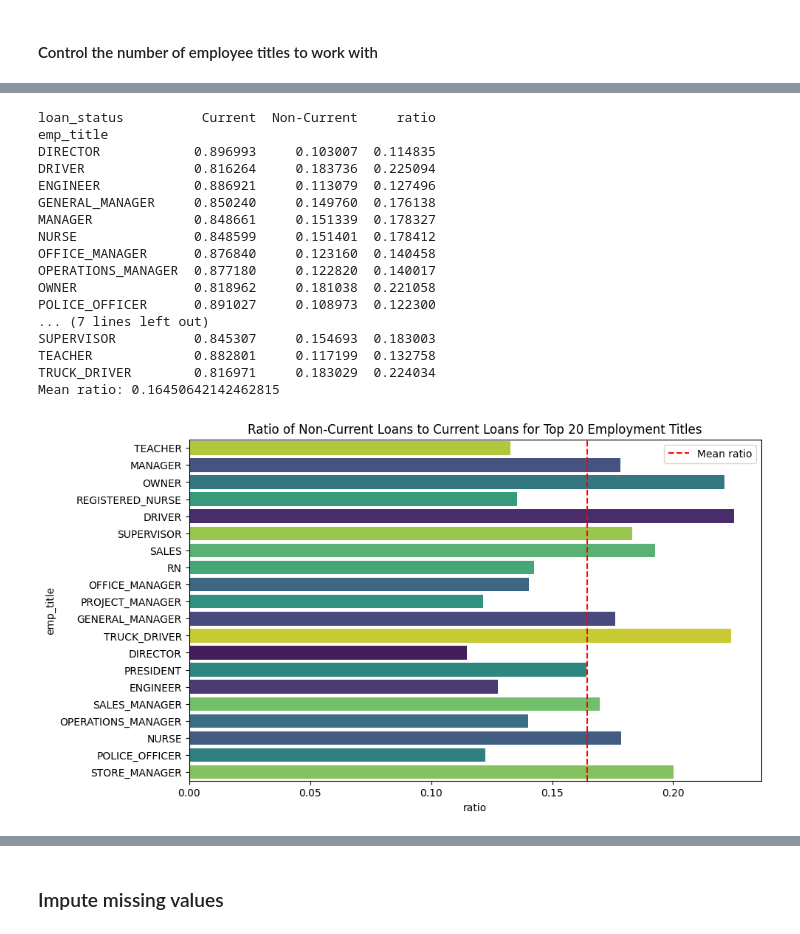
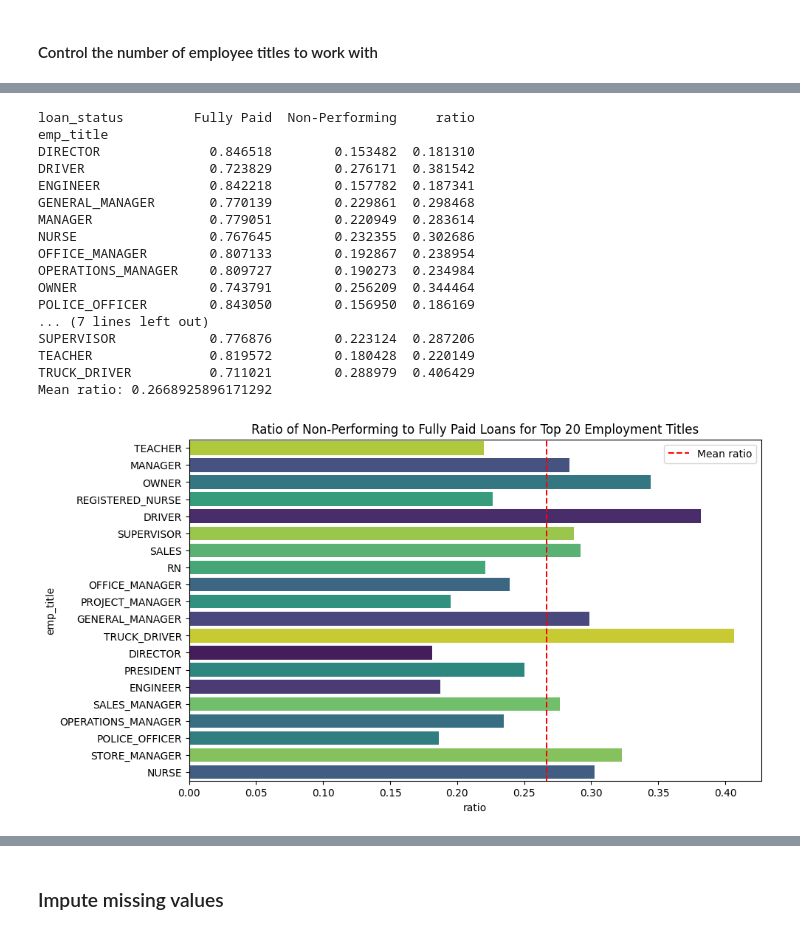
Before and after one commit to dmtrinh/loan-default-prediction, a Jupyter notebook: LendingClub_EDA.ipynb, the cells around one changed output, grey strips where cells are left out. Drawn from its saved outputs; the diff is of its cells as text; code cells hidden in the pictures.

Commit message:
Added EDA outputs

```diff
--- a/LendingClub_EDA.ipynb
+++ b/LendingClub_EDA.ipynb
@@ -144,51 +150,51 @@ plt.show()
 # %%
 # Get the top 'emp_title' values, then compute the ratio of Non-Current loans to Current loans
 #top_emp_title = df['emp_title'].value_counts().head(NUM_OF_TOP_EMP_TITLES).index
 
 #emp_title_ratio = df[df['emp_title'].isin(top_emp_title)].groupby('emp_title')['loan_status'].value_counts(normalize=True).unstack()
 emp_title_ratio = df_top_emp_titles.groupby('emp_title')['loan_status'].value_counts(normalize=True).unstack()
-emp_title_ratio['ratio'] = emp_title_ratio['Non-Current'] / emp_title_ratio['Current']
+emp_title_ratio['ratio'] = emp_title_ratio['Non-Performing'] / emp_title_ratio['Fully Paid']
 print(emp_title_ratio)
 
 mean_ratio = emp_title_ratio['ratio'].mean()
 print(f"Mean ratio: {mean_ratio}")
 
 # Plot the ratio of Non-Current loans to Current loans for the top 10 'emp_title' values
 plt.figure(figsize=(10, 6))
 ax = sns.barplot(
     x='ratio',
     y=emp_title_ratio.index,
     hue=emp_title_ratio.index,
     data=emp_title_ratio,
     order=df_top_emp_titles['emp_title'].value_counts().index,
     palette='viridis')
 
 # Add the mean ratio to the plot
 plt.axvline(mean_ratio, color='red', linestyle='--', label='Mean ratio')
 plt.legend()
 
-plt.title('Ratio of Non-Current Loans to Current Loans for Top ' + str(NUM_OF_TOP_EMP_TITLES) + ' Employment Titles')
-plt.savefig('./output/emp_title_' + str(NUM_OF_TOP_EMP_TITLES) + '_ratio.png', dpi=300, bbox_inches='tight')
+plt.title('Ratio of Non-Performing to Fully Paid Loans for Top ' + str(NUM_OF_TOP_EMP_TITLES) + ' Employment Titles')
+plt.savefig('./output/emp_title_top' + str(NUM_OF_TOP_EMP_TITLES) + '_ratio.png', dpi=300, bbox_inches='tight')
 plt.show()
 # %% [output]
-loan_status          Current  Non-Current     ratio
+loan_status         Fully Paid  Non-Performing     ratio
 emp_title
-DIRECTOR            0.896993     0.103007  0.114835
-DRIVER              0.816264     0.183736  0.225094
-ENGINEER            0.886921     0.113079  0.127496
-GENERAL_MANAGER     0.850240     0.149760  0.176138
-MANAGER             0.848661     0.151339  0.178327
-NURSE               0.848599     0.151401  0.178412
-OFFICE_MANAGER      0.876840     0.123160  0.140458
-OPERATIONS_MANAGER  0.877180     0.122820  0.140017
-OWNER               0.818962     0.181038  0.221058
-POLICE_OFFICER      0.891027     0.108973  0.122300
+DIRECTOR              0.846518        0.153482  0.181310
+DRIVER                0.723829        0.276171  0.381542
+ENGINEER              0.842218        0.157782  0.187341
+GENERAL_MANAGER       0.770139        0.229861  0.298468
+MANAGER               0.779051        0.220949  0.283614
+NURSE                 0.767645        0.232355  0.302686
+OFFICE_MANAGER        0.807133        0.192867  0.238954
+OPERATIONS_MANAGER    0.809727        0.190273  0.234984
+OWNER                 0.743791        0.256209  0.344464
+POLICE_OFFICER        0.843050        0.156950  0.186169
 ... (7 lines left out)
-SUPERVISOR          0.845307     0.154693  0.183003
-TEACHER             0.882801     0.117199  0.132758
-TRUCK_DRIVER        0.816971     0.183029  0.224034
-Mean ratio: 0.16450642142462815
+SUPERVISOR            0.776876        0.223124  0.287206
+TEACHER               0.819572        0.180428  0.220149
+TRUCK_DRIVER          0.711021        0.288979  0.406429
+Mean ratio: 0.2668925896171292
-[figure, old version]
+[figure, new version]
 # %%
 # Plot disitribution of top 'emp_title' against loan_amount
 plt.figure(figsize=(10, 10))
```
Also changed, not shown: parts of 30 cells of this notebook, 10 other files.
